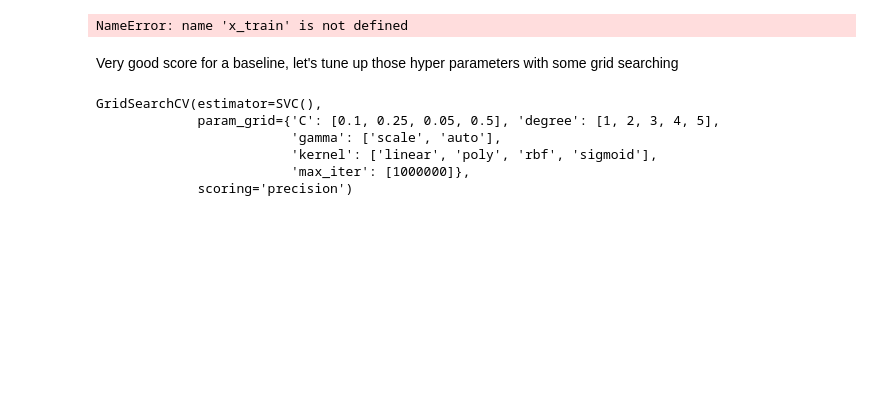
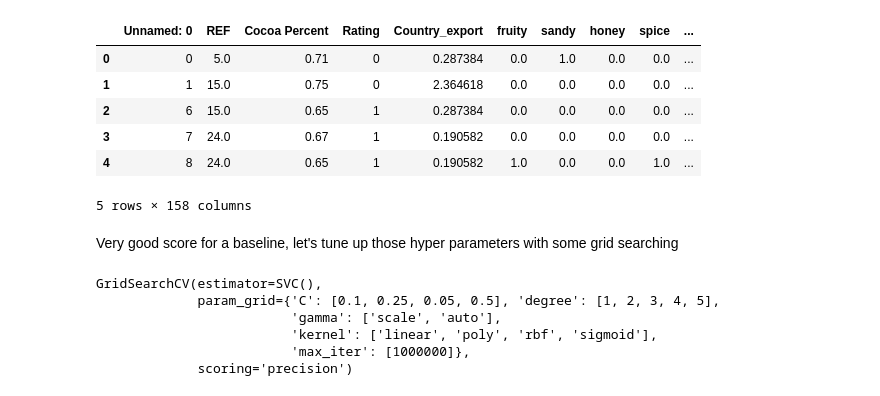
Before and after one commit to dablake7/bsc-phase-three-project, a Jupyter notebook: notebooks/exploratory/member-1/SVM.ipynb, the cells around one changed output. Drawn from its saved outputs; the diff is of its cells as text; code cells hidden in the pictures; blank space fills up the shorter version.

```diff
--- a/notebooks/exploratory/member-1/SVM.ipynb
+++ b/notebooks/exploratory/member-1/SVM.ipynb
@@ -18,11 +24,9 @@ Name: Rating, dtype: int64
 # %%
 from sklearn.svm import SVC
 
-svm = SVC(C = 0.1, kernel = 'linear',degree = 1,max_iter=-1 )
+svm = SVC(C = 0.25, kernel = 'poly',degree = 1,gamma = 'auto', max_iter=-1 )
 
 svm.fit(x_train,y_train)
-# %% [output]
-NameError: name 'x_train' is not defined
 # %%
 from sklearn.model_selection import train_test_split
 y= df['Rating']
@@ -30,3 +34,25 @@ x = df.drop(['Rating'], axis=1)
 
 x_tr, x_test, y_tr, y_test = train_test_split(x,y, random_state=42)
 x_train, x_val, y_train, y_val = train_test_split(x_tr, y_tr, random_state=57)
+# %%
+from sklearn.preprocessing import StandardScaler
+from sklearn.compose import ColumnTransformer
+scaler = StandardScaler()
+#only df['Precipitation (millimeters)'] and df['Country_export'] need to be scaled
+scaled_features = df.copy()
+
+col_names = ['Precipitation (millimeters)','Country_export']
+features = scaled_features[col_names]
+scaler = StandardScaler().fit(features.values)
+features = scaler.transform(features.values)
+
+scaled_features[col_names] = features
+scaled_features.head()
+# %% [output]
+|  | Unnamed: 0 | REF | Cocoa Percent | Rating | Country_export | fruity | sandy | honey | spice | ... |
+| 0 | 0 | 5.0 | 0.71 | 0 | 0.287384 | 0.0 | 1.0 | 0.0 | 0.0 | ... |
+| 1 | 1 | 15.0 | 0.75 | 0 | 2.364618 | 0.0 | 0.0 | 0.0 | 0.0 | ... |
+| 2 | 6 | 15.0 | 0.65 | 1 | 0.287384 | 0.0 | 0.0 | 0.0 | 0.0 | ... |
+| 3 | 7 | 24.0 | 0.67 | 1 | 0.190582 | 0.0 | 0.0 | 0.0 | 0.0 | ... |
+| 4 | 8 | 24.0 | 0.65 | 1 | 0.190582 | 1.0 | 0.0 | 0.0 | 1.0 | ... |
+5 rows × 158 columns
```
Also changed, not shown: parts of 7 cells of this notebook, 4 other files.
